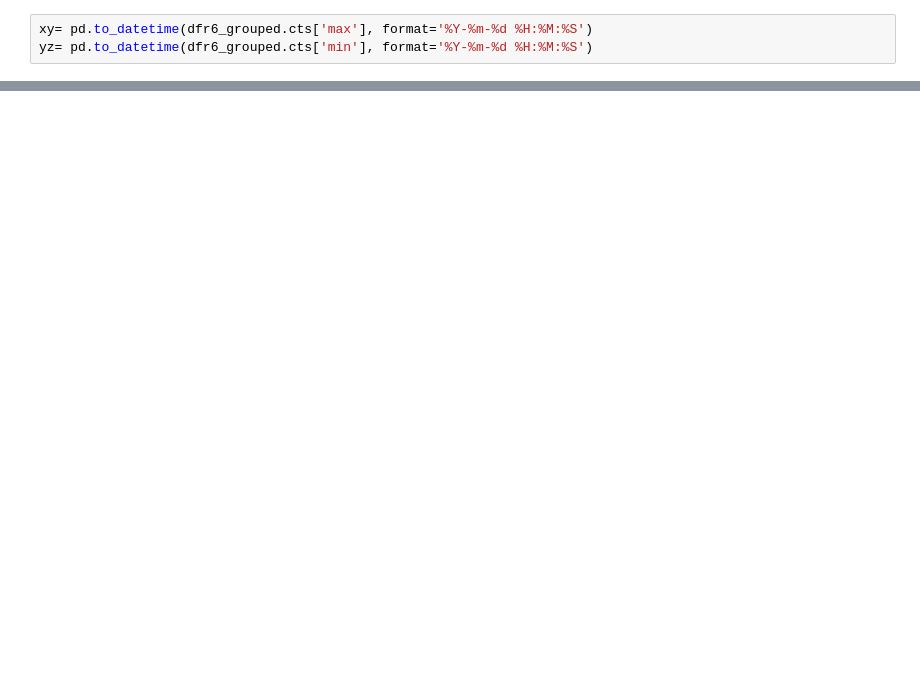
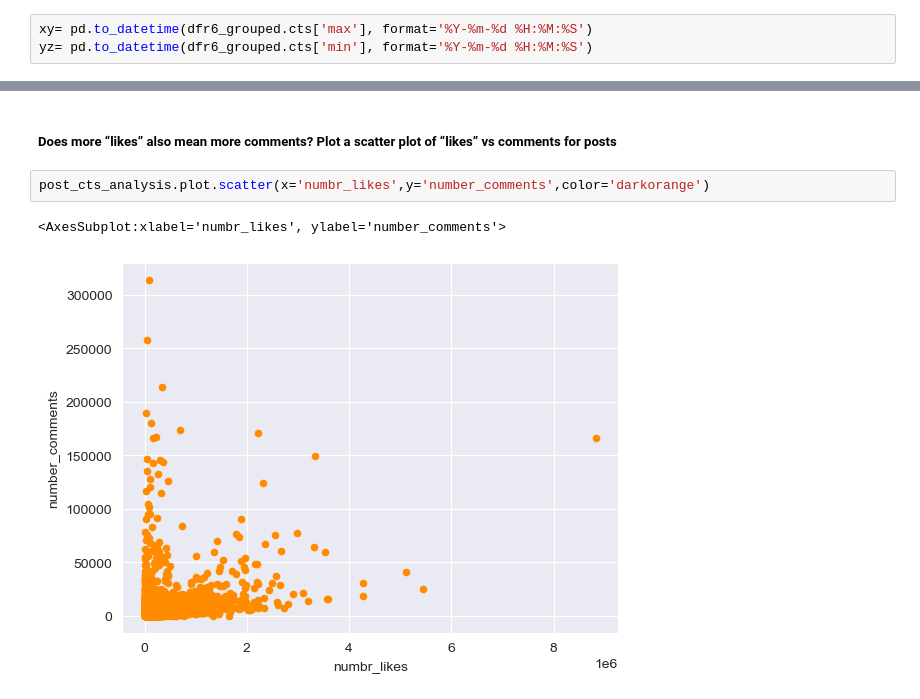
Before and after one commit to MichelaLombardi/ADM-HMWK_2, a Jupyter notebook: NBK_HMWK_2.ipynb, the cells around one changed output, grey strips where cells are left out. Cells and saved outputs as stored; diff of their text form; blank space fills up the shorter version.

```diff
--- a/NBK_HMWK_2.ipynb
+++ b/NBK_HMWK_2.ipynb
@@ -580,0 +648,7 @@ print(averagetime)
+# %% [markdown]
+##### Does more “likes” also mean more comments? Plot a scatter plot of “likes” vs comments for posts
+# %%
+post_cts_analysis.plot.scatter(x='numbr_likes',y='number_comments',color='darkorange')
+# %% [output]
+<AxesSubplot:xlabel='numbr_likes', ylabel='number_comments'>
+[figure, added]
```
Also changed, not shown: parts of 23 cells of this notebook.
